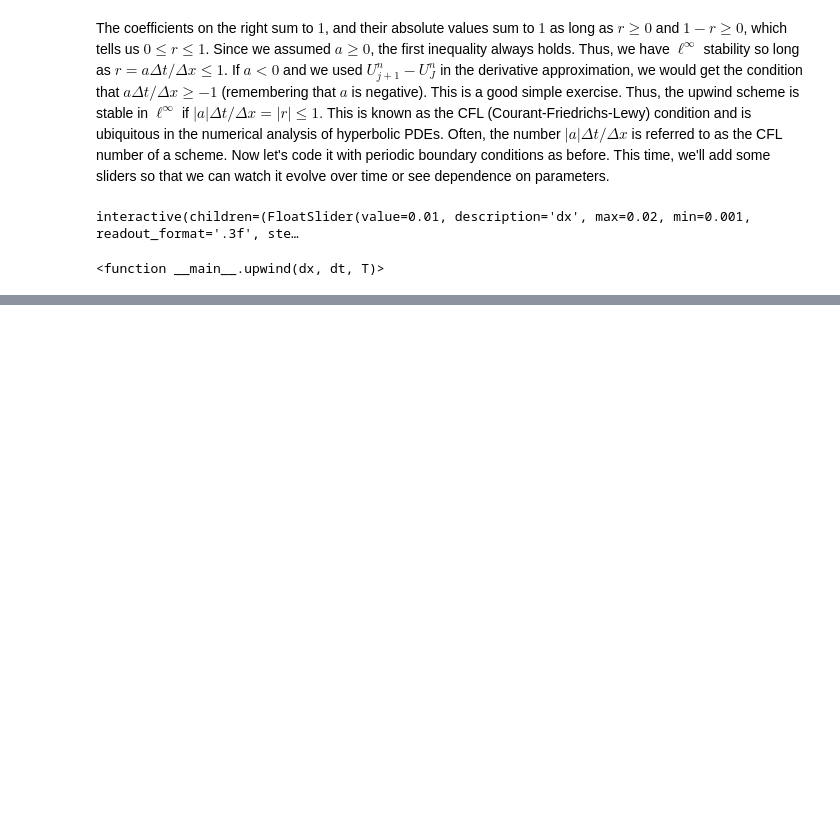
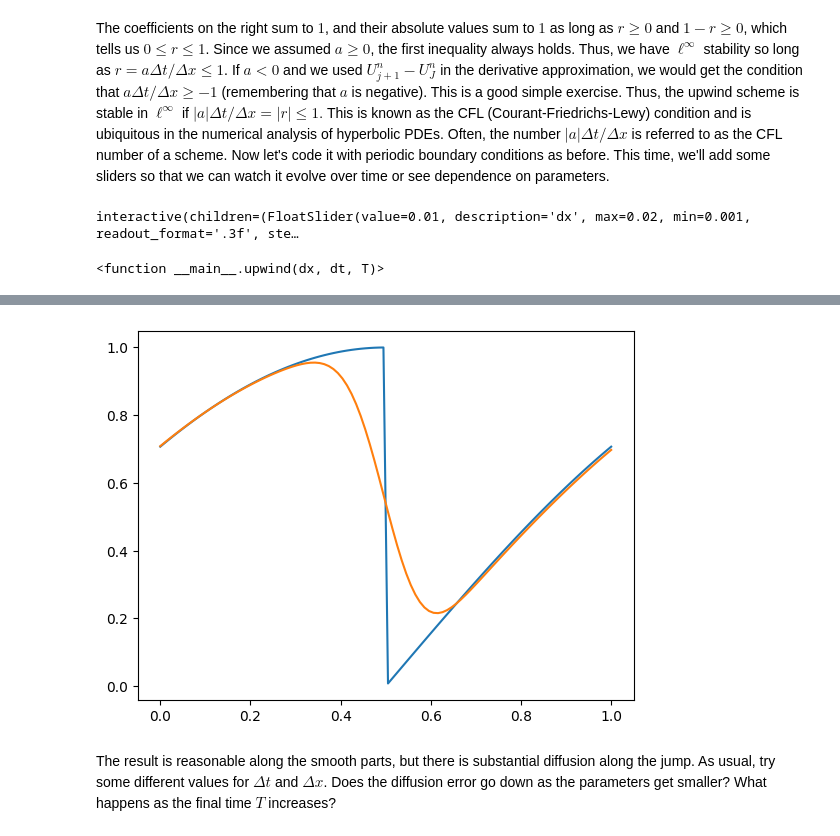
Before and after one commit to Joshuame13/Numerical-PDEs, a Jupyter notebook: Part 3: Hyperbolic equations.ipynb, the cells around one changed output, grey strips where cells are left out. Saved outputs shown, nothing was run; the diff lists cells and outputs as text; code cells hidden in the pictures; blank space fills up the shorter version.

Commit message:
Discuss error near shocks

```diff
--- a/Part 3: Hyperbolic equations.ipynb
+++ b/Part 3: Hyperbolic equations.ipynb
@@ -147,0 +152,26 @@ At the time of writing, a JupyterLite environment is available online at https:/
+# %%
+def upwind_discontinuous(dx, dt, T):
+    J = int(1/dx) # Find the right number of gridpoints
+    N = int(T/dt) # This must be an integer
+    a = 1
+    dx = 1/J # Correct the values of dx, dt
+    dt = T/N
+    r = a*dt/dx
+    xvals = np.linspace(0, 1, num=J, endpoint=True)
+
+    U = np.sin(xvals*np.pi/2)  # initial conditions
+    for i in range(N):
+        U = (1-r)*U + r*np.roll(U, 1)
+
+    # plot exact solution and numerical solution
+    # np.remainder returns the shifted values back to [0, 1]
+    exact = np.sin(np.remainder(xvals-T, 1)*np.pi/2)
+    plt.plot(xvals, exact)
+    plt.plot(xvals, U)
+    plt.show()
+
+upwind_discontinuous(.01, .007, 1.5)
+# %% [output]
+[figure, added]
+# %% [markdown]
+The result is reasonable along the smooth parts, but there is substantial diffusion along the jump. As usual, try some different values for $\Delta t$ and $\Delta x$. Does the diffusion error go down as the parameters get smaller? What happens as the final time $T$ increases?
```
Also changed, not shown: parts of 4 cells of this notebook.
